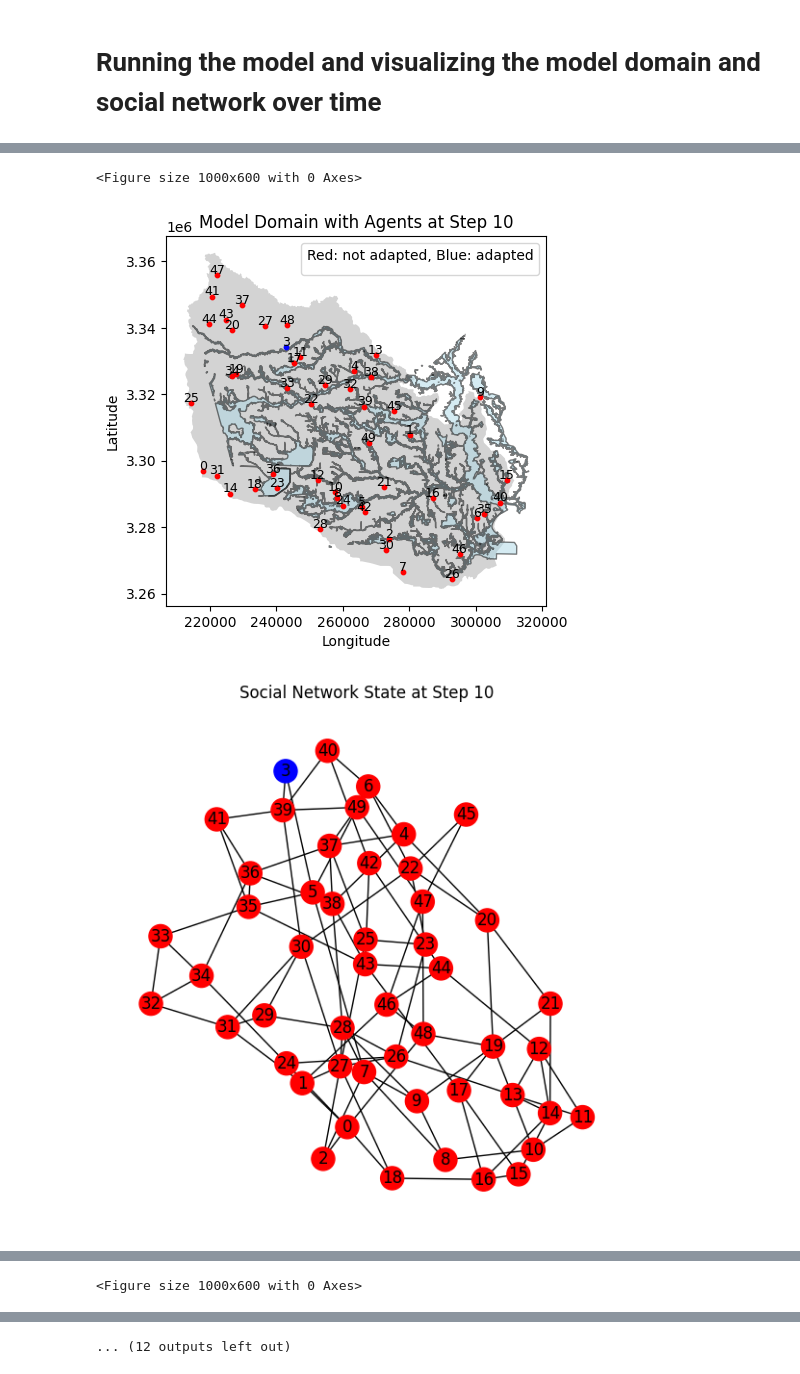
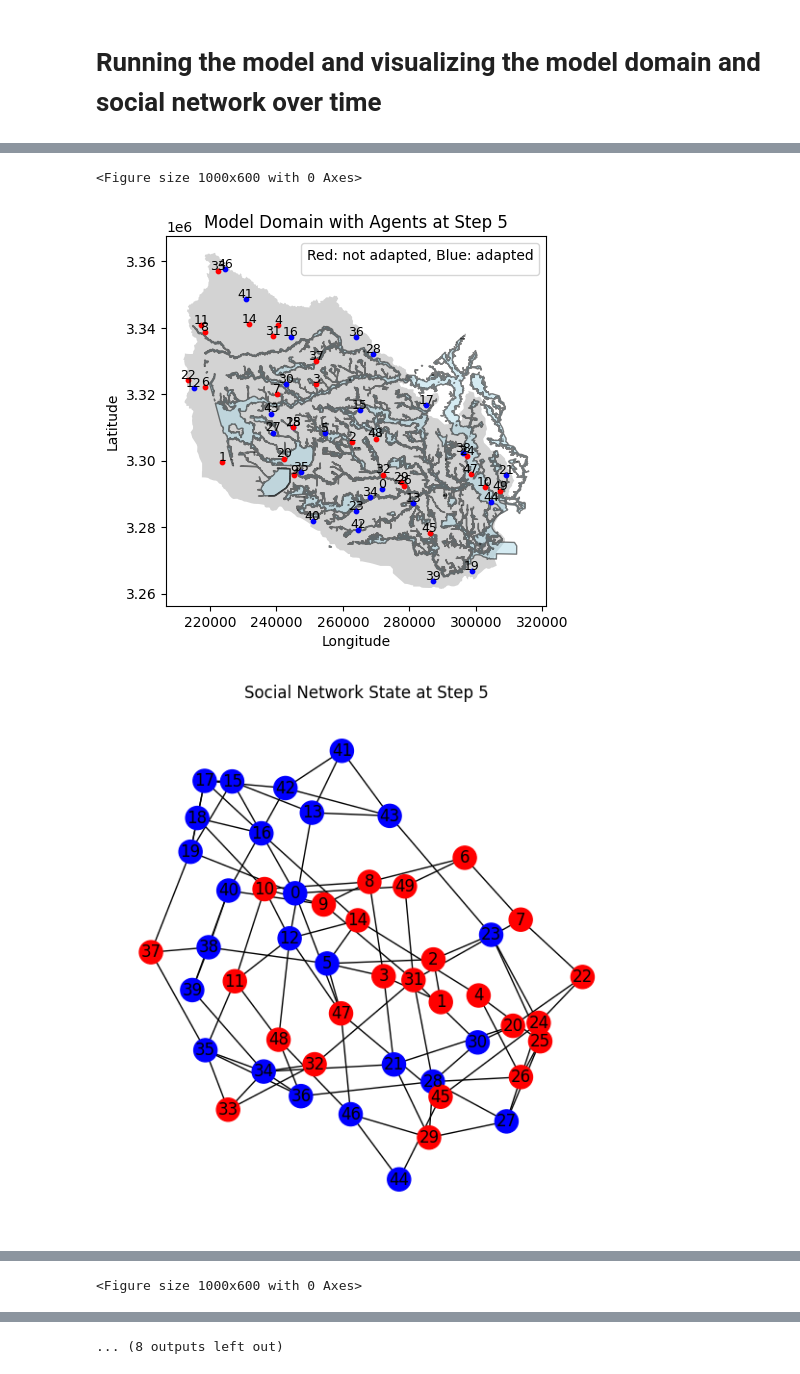
Before and after one commit to StijnWalsh/ABM_Project_Final, a Jupyter notebook: base_model_mesa/model/demo.ipynb, the cells around one changed output, grey strips where cells are left out. Drawn from its saved outputs; the diff is of its cells as text; code cells hidden in the pictures.

```diff
--- a/base_model_mesa/model/demo.ipynb
+++ b/base_model_mesa/model/demo.ipynb
@@ -55,12 +55,12 @@ plot_network(ax, model)
 plt.show()
 
 # Run the model for 20 steps and generate plots every 5 steps.
-for step in range(50):
+for step in range(20):
     model.step()
 
     # Every 5 steps, generate and display plots for both the spatial distribution and network.
     # Note the first step is step 0, so the plots will be generated at steps 4, 9, 14, and 19, which are the 5th, 10th, 15th, and 20th steps.
-    if (step + 1) % 10 == 0:
+    if (step + 1) % 5 == 0:
         # Plot for the spatial map showing agent locations and adaptation status.
         plt.figure(figsize=(10, 6))
         model.plot_model_domain_with_agents()
@@ -111,3 +111,3 @@ Friend 37 has belief 0.5101821209909497
 <Figure size 1000x600 with 0 Axes>
-[figure, old version]
+[figure, new version]
-[figure, old version]
+[figure, new version]
@@ -134,4 +134,4 @@ Friend 37 has belief 0.5374064442784631
-... (12 outputs left out)
+... (8 outputs left out)
 # %%
 agent_data = model.datacollector.get_agent_vars_dataframe()
 ##print("Collected Data at Step {}: {}".format(step, agent_data))
```
Also changed, not shown: parts of 3 cells of this notebook, 1 other file.
